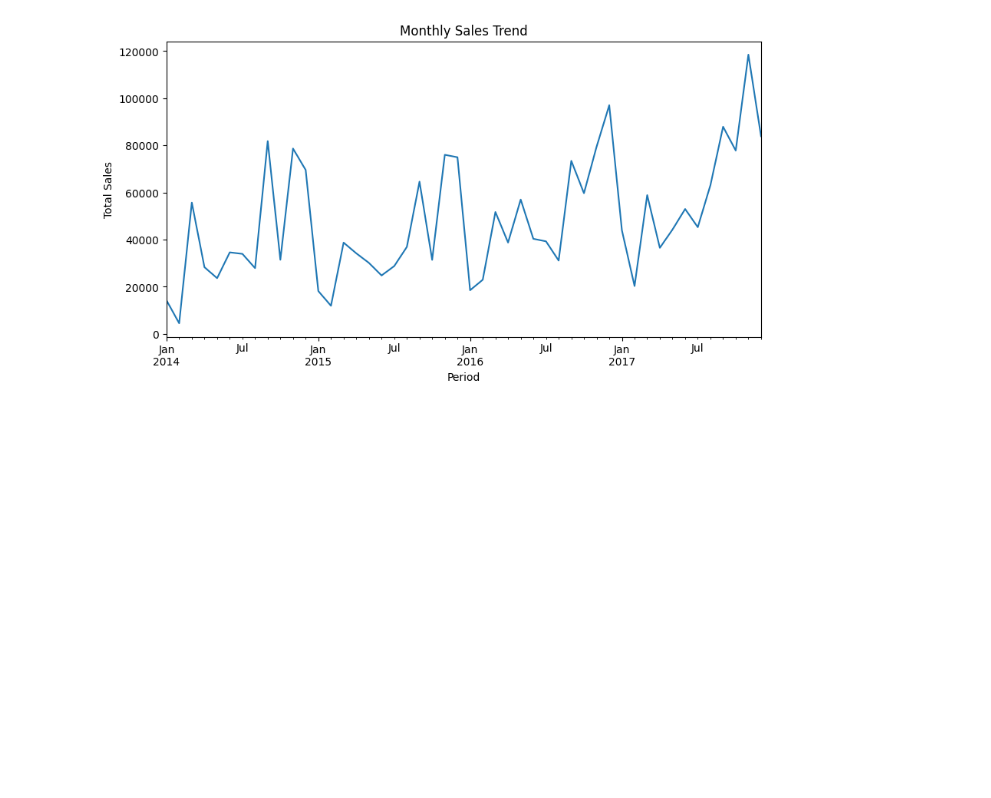
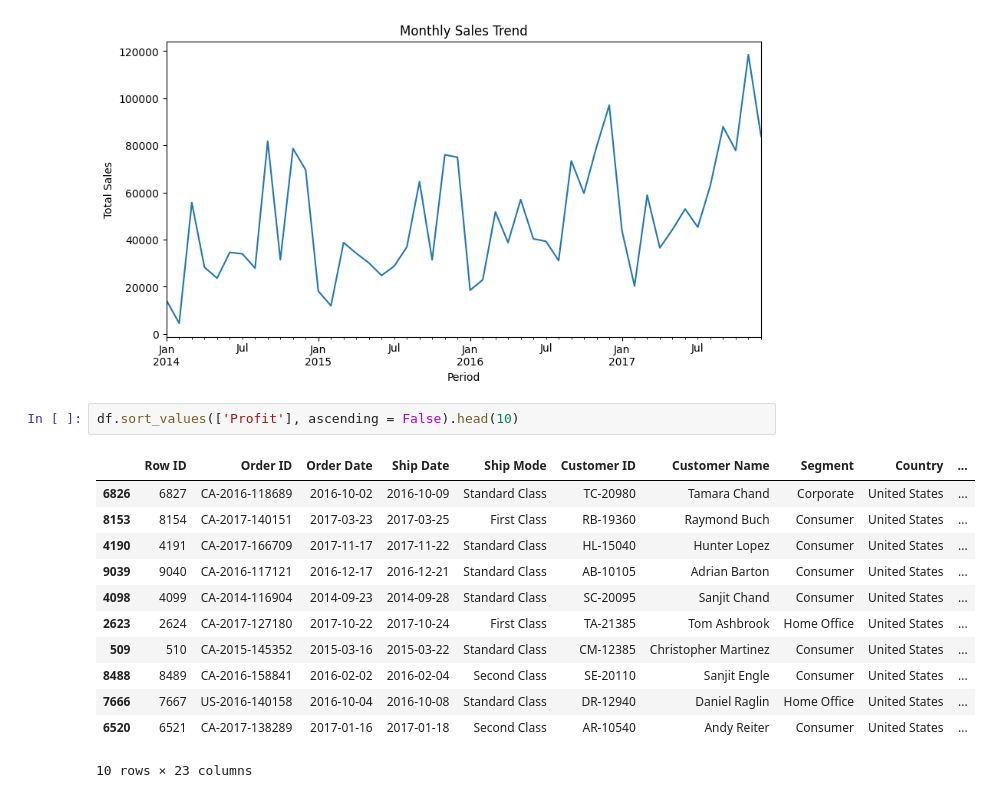
Before and after one commit to molefemarabe/portfolioproject, a Jupyter notebook: Sales_Analysis_Using_Pandas.ipynb, the cells around one changed output. Cells and saved outputs as stored; diff of their text form; blank space fills up the shorter version.

```diff
--- a/Sales_Analysis_Using_Pandas.ipynb
+++ b/Sales_Analysis_Using_Pandas.ipynb
@@ -145,3 +145,18 @@ plt.ylabel('Total Sales')
 # %% [output]
 Text(0, 0.5, 'Total Sales')
 [figure]
+# %%
+df.sort_values(['Profit'], ascending = False).head(10)
+# %% [output]
+|  | Row ID | Order ID | Order Date | Ship Date | Ship Mode | Customer ID | Customer Name | Segment | Country | ... |
+| 6826 | 6827 | CA-2016-118689 | 2016-10-02 | 2016-10-09 | Standard Class | TC-20980 | Tamara Chand | Corporate | United States | ... |
+| 8153 | 8154 | CA-2017-140151 | 2017-03-23 | 2017-03-25 | First Class | RB-19360 | Raymond Buch | Consumer | United States | ... |
+| 4190 | 4191 | CA-2017-166709 | 2017-11-17 | 2017-11-22 | Standard Class | HL-15040 | Hunter Lopez | Consumer | United States | ... |
+| 9039 | 9040 | CA-2016-117121 | 2016-12-17 | 2016-12-21 | Standard Class | AB-10105 | Adrian Barton | Consumer | United States | ... |
+| 4098 | 4099 | CA-2014-116904 | 2014-09-23 | 2014-09-28 | Standard Class | SC-20095 | Sanjit Chand | Consumer | United States | ... |
+| 2623 | 2624 | CA-2017-127180 | 2017-10-22 | 2017-10-24 | First Class | TA-21385 | Tom Ashbrook | Home Office | United States | ... |
+| 509 | 510 | CA-2015-145352 | 2015-03-16 | 2015-03-22 | Standard Class | CM-12385 | Christopher Martinez | Consumer | United States | ... |
+| 8488 | 8489 | CA-2016-158841 | 2016-02-02 | 2016-02-04 | Second Class | SE-20110 | Sanjit Engle | Consumer | United States | ... |
+| 7666 | 7667 | US-2016-140158 | 2016-10-04 | 2016-10-08 | Standard Class | DR-12940 | Daniel Raglin | Home Office | United States | ... |
+| 6520 | 6521 | CA-2017-138289 | 2017-01-16 | 2017-01-18 | Second Class | AR-10540 | Andy Reiter | Consumer | United States | ... |
+10 rows × 23 columns
```
